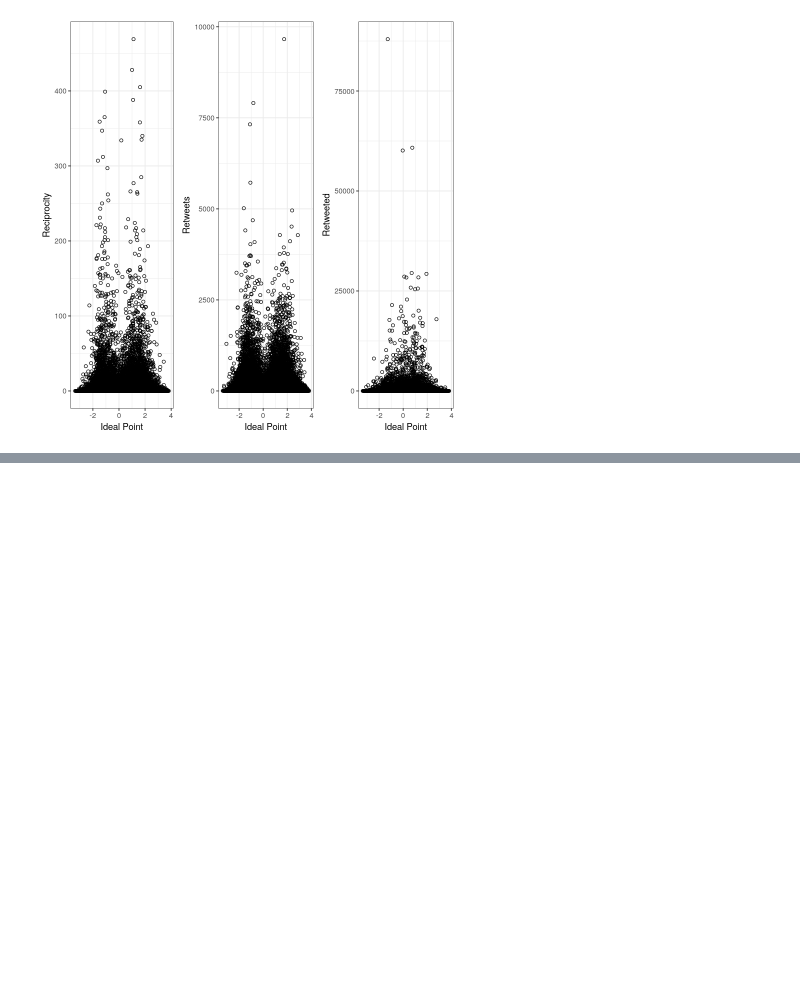
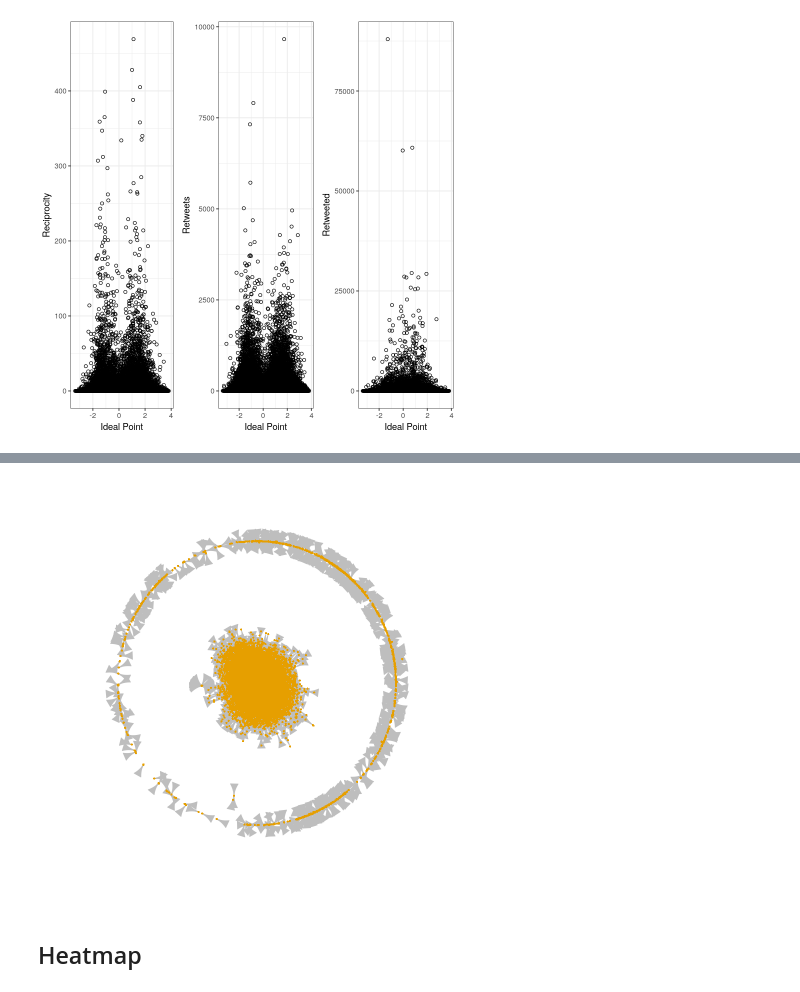
Before and after one commit to MLBurnham/networks_replication, a Jupyter notebook: Descriptive.ipynb, the cells around one changed output, grey strips where cells are left out. Drawn from its saved outputs; the diff is of its cells as text; code cells hidden in the pictures; blank space fills up the shorter version.

Commit message:
additional plots

```diff
--- a/Descriptive.ipynb
+++ b/Descriptive.ipynb
@@ -440,0 +495,22 @@ ggsave('reciprocity.png', plot = recip_grid, width = 15, height = 5)
+# %%
+retweetfr <- layout_with_fr(g_retweet, grid = 'nogrid')
+save(retweetfr, file = "retweet_fr_layout2.RData")
+# %%
+load('Barbera/retweets-data.rdata')
+g_retweet <- graph_from_edgelist(as.matrix(retweets[,c(2,3)]), directed = FALSE)
+g_retweet <- simplify(g_retweet)
+
+load('retweet_fr_layout.RData')
+
+plot.igraph(g_retweet,
+     layout = retweetfr,
+     vertex.label = NA,
+     vertex.size = 1.5,
+     vertex.frame.color = NA,
+     edge.color ='gray',
+     edge.width = .25
+    )
+# %% [output]
+[figure, added]
+# %% [markdown]
+## Heatmap
```
Also changed, not shown: parts of 14 cells of this notebook, 14 other files.
